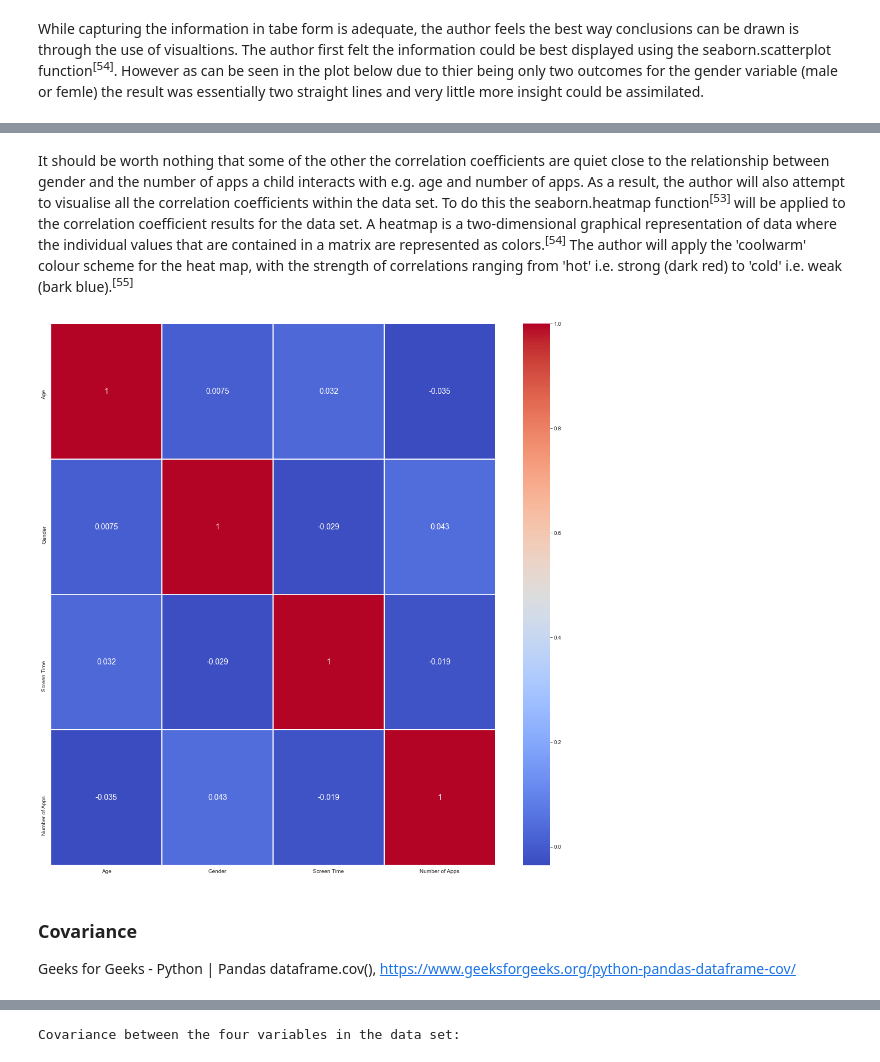
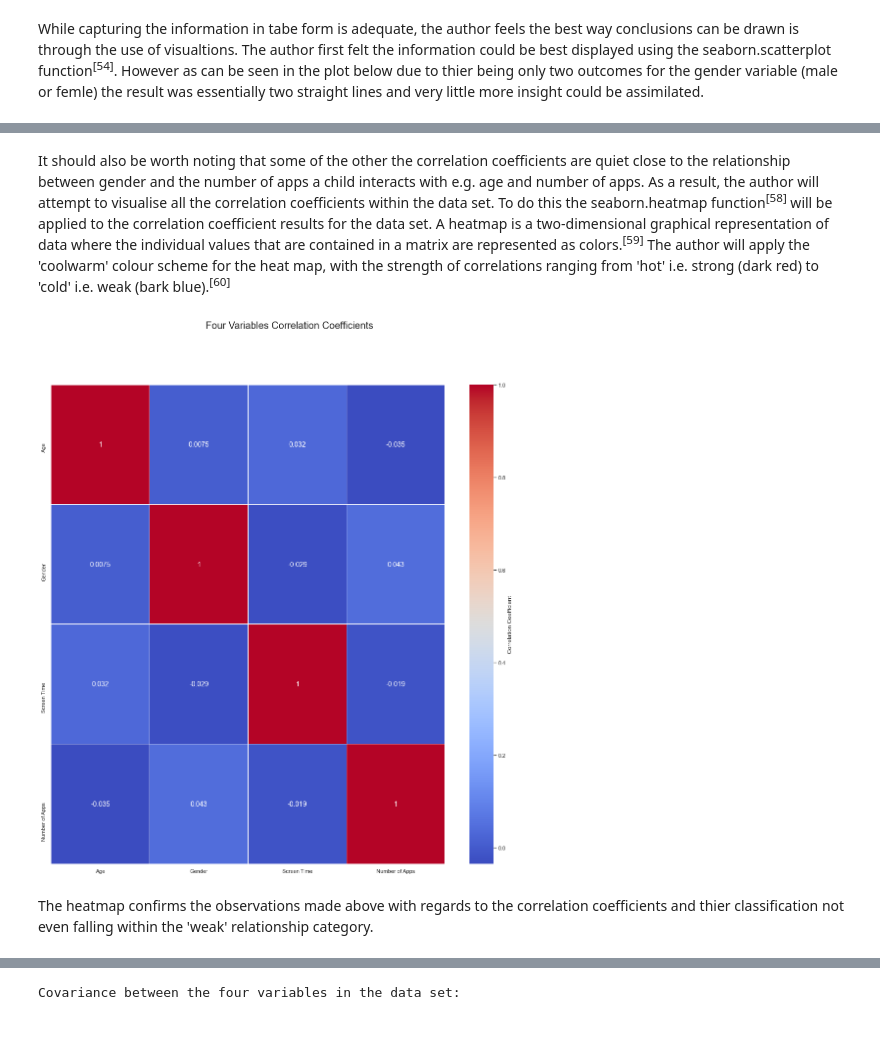
Before and after one commit to JPLee01/Programming_for_Data_Analysis-PRoject, a Jupyter notebook: Programming_for_Data_Analysis-Project.ipynb, the cells around one changed output, grey strips where cells are left out. Cells and saved outputs as stored; diff of their text form; code cells hidden in the pictures; blank space fills up the shorter version.

```diff
--- a/Programming_for_Data_Analysis-Project.ipynb
+++ b/Programming_for_Data_Analysis-Project.ipynb
@@ -533,12 +542,13 @@ plt.show()
 # %% [markdown]
-It should be worth nothing that some of the other the correlation coefficients are quiet close to the relationship between gender and the number of apps a child interacts with e.g. age and number of apps. As a result, the author will also attempt to visualise all the correlation coefficients within the data set. To do this the seaborn.heatmap function<sup>[53]</sup> will be applied to the correlation coefficient results for the data set. A heatmap is a two-dimensional graphical representation of data where the individual values that are contained in a matrix are represented as colors.<sup>[54]</sup> The author will apply the 'coolwarm' colour scheme for the heat map, with the strength of correlations ranging from 'hot' i.e. strong (dark red) to 'cold' i.e. weak (bark blue).<sup>[55]</sup>
+It should also be worth noting that some of the other the correlation coefficients are quiet close to the relationship between gender and the number of apps a child interacts with e.g. age and number of apps. As a result, the author will attempt to visualise all the correlation coefficients within the data set. To do this the seaborn.heatmap function<sup>[58]</sup> will be applied to the correlation coefficient results for the data set. A heatmap is a two-dimensional graphical representation of data where the individual values that are contained in a matrix are represented as colors.<sup>[59]</sup> The author will apply the 'coolwarm' colour scheme for the heat map, with the strength of correlations ranging from 'hot' i.e. strong (dark red) to 'cold' i.e. weak (bark blue).<sup>[60]</sup>
 # %%
+#Create a Heatmap to highlgiht the correlation coefficients across the four variables.
+#Set the size, title and date for the Heatmap
 plt.subplots(figsize=(18,18))
-sns.heatmap(data_set_gender.corr(method ='pearson'), annot=True, linewidths=.5, cmap='coolwarm',annot_kws={'size':14})
+plt. suptitle('Four Variables Correlation Coefficients', fontsize=20)
+sns.heatmap(data_set_gender.corr(method ='pearson'), annot=True, linewidths=.5, cmap='coolwarm',annot_kws={'size':14}, cbar_kws={'label': 'Correlation Coefficient'})
 plt.show()
 # %% [output]
-[figure, old version]
+[figure, new version]
-# %% [markdown]
-### Covariance
-
-Geeks for Geeks - Python | Pandas dataframe.cov(), <https://www.geeksforgeeks.org/python-pandas-dataframe-cov/>
+# %% [markdown]
+The heatmap confirms the observations made above with regards to the correlation coefficients and thier classification not even falling within the 'weak' relationship category.
```
Also changed, not shown: parts of 17 cells of this notebook.
